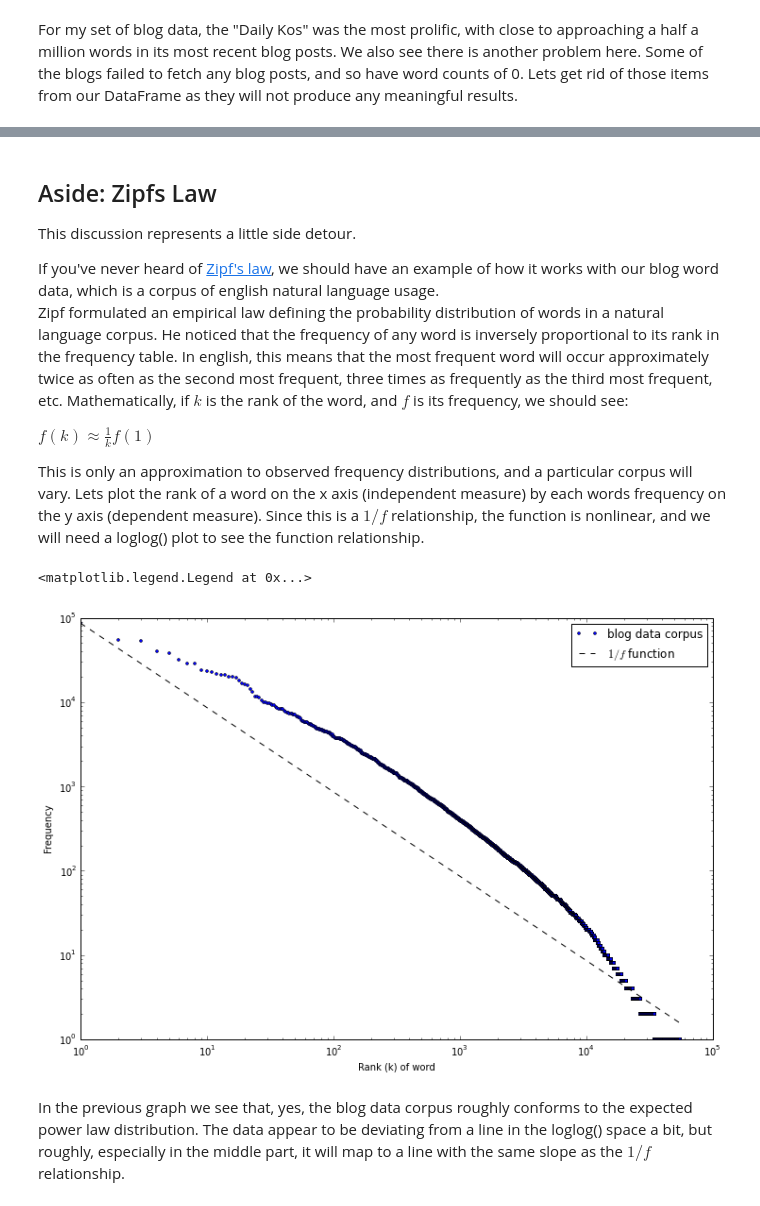
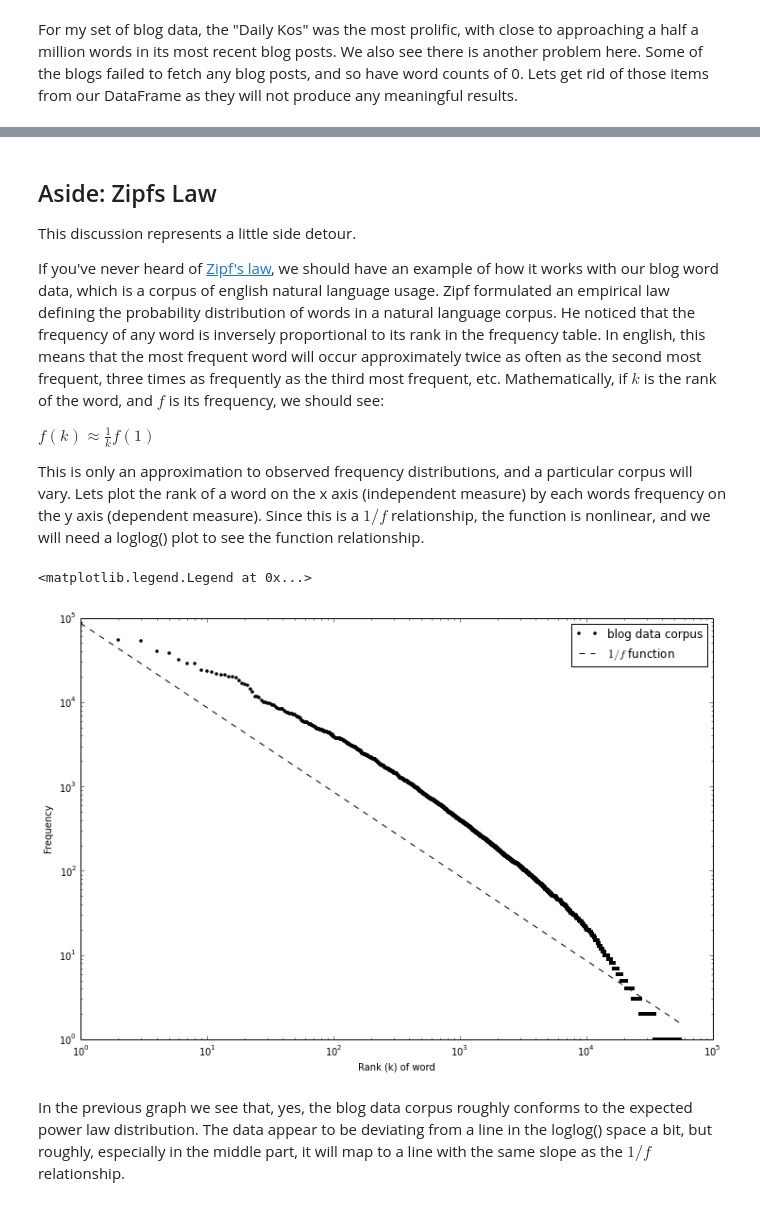
Before and after one commit to tgrasty/CSCI574-Machine-Learning, a Jupyter notebook: Assg-03-KMeans-Exercises.ipynb, the cells around one changed output, grey strips where cells are left out. Saved outputs shown, nothing was run; the diff lists cells and outputs as text; code cells hidden in the pictures.

```diff
--- a/Assg-03-KMeans-Exercises.ipynb
+++ b/Assg-03-KMeans-Exercises.ipynb
@@ -430,12 +481,11 @@ This discussion represents a little side detour.
 
 
 If you've never heard of [Zipf's law](http://en.wikipedia.org/wiki/Zipf's_law), we should have an example of how it works
-with our blog word data, which is a corpus of english natural language usage.
-Zipf formulated an empirical law defining the probability distribution of words in a natural language corpus.  He noticed
-that the frequency of any word is inversely proportional to its rank in the frequency table.  In english, this means
-that the most frequent word will occur approximately twice as often as the second most frequent, three times as
-frequently as the third most frequent, etc.  Mathematically, if $k$ is the rank of the word, and $f$ is its frequency,
-we should see:
+with our blog word data, which is a corpus of english natural language usage. Zipf formulated an empirical law defining
+the probability distribution of words in a natural language corpus.  He noticed that the frequency of any word is
+inversely proportional to its rank in the frequency table.  In english, this means that the most frequent word will
+occur approximately twice as often as the second most frequent, three times as frequently as the third most frequent,
+etc.  Mathematically, if $k$ is the rank of the word, and $f$ is its frequency, we should see:
 
 $f(k) \approx \frac{1}{k} f(1)$
 
@@ -444,29 +494,26 @@ the rank of a word on the x axis (independent measure) by each words frequency o
 Since this is a $1/f$ relationship, the function is nonlinear, and we will need a loglog() plot to see the function
 relationship.
 # %%
-# newer versions 0.12 of pandas have ability to sort descending, in 0.10, which I'm using, I had to pull out
-# into a list and reverse the list
-l = blog_words_sorted.tolist()
-l.reverse()
+figure(figsize=(12,8))
 
-figure(figsize=(12,8))
-loglog(range(1,len(l)+1), l, 'o', markersize=3.0, label='blog data corpus')
+# plot the actual blog word frequence data
+loglog(range(1,len(blog_words_sorted)+1), blog_words_sorted, 'ko', markersize=3.0, label='blog data corpus')
 
 # for comparison I'll make an actual 1/f for our data starting with f(1) and going up to the number of words we have
-f1 = l[0]
-num_ranks = len(l)
+f1 = blog_words_sorted[0]
+num_ranks = len(blog_words_sorted)
 f = [f1]
 for k in range(2, num_ranks):
     f_k = 1./float(k) * f1
     f.append(f_k)
 loglog(range(1, len(f)+1), f, 'k--', label='$1/f$ function')
 
 xlabel('Rank (k) of word')
 ylabel('Frequency')
 legend()
 # %% [output]
 <matplotlib.legend.Legend at 0x...>
-[figure, old version]
+[figure, new version]
 # %% [markdown]
 In the previous graph we see that, yes, the blog data corpus roughly conforms to the expected power law distribution.  The
 data appear to be deviating from a line in the loglog() space a bit, but roughly, especially in the middle part, it will
```
Also changed, not shown: parts of 58 cells of this notebook, 1 other file.
